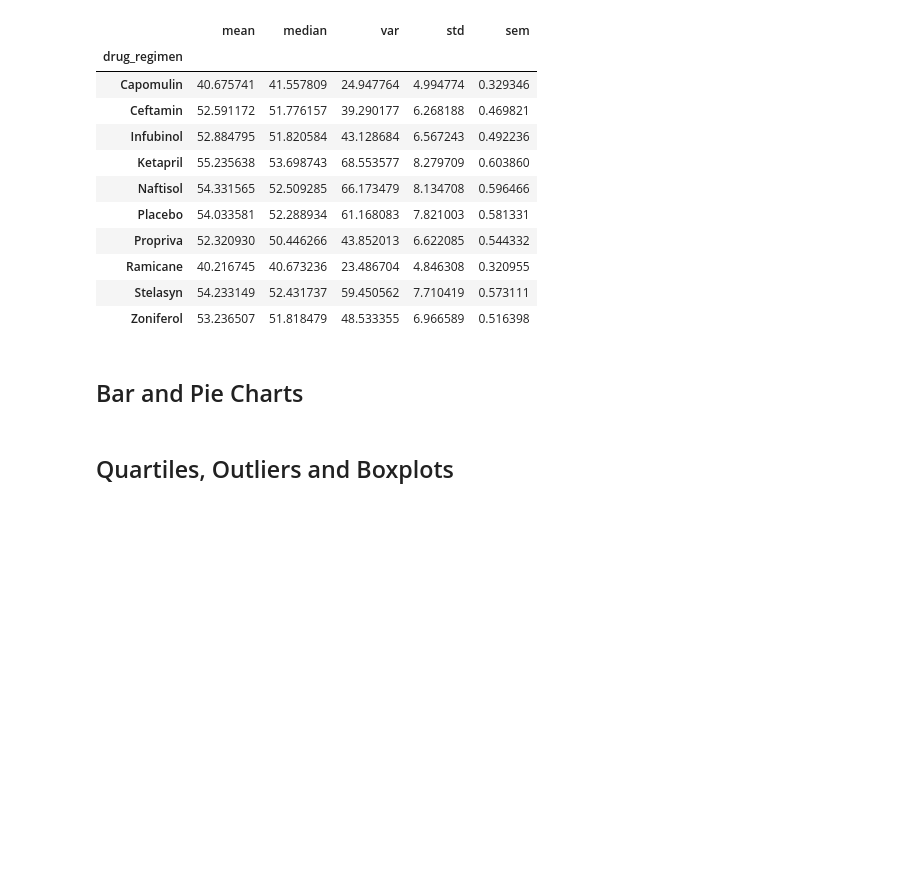
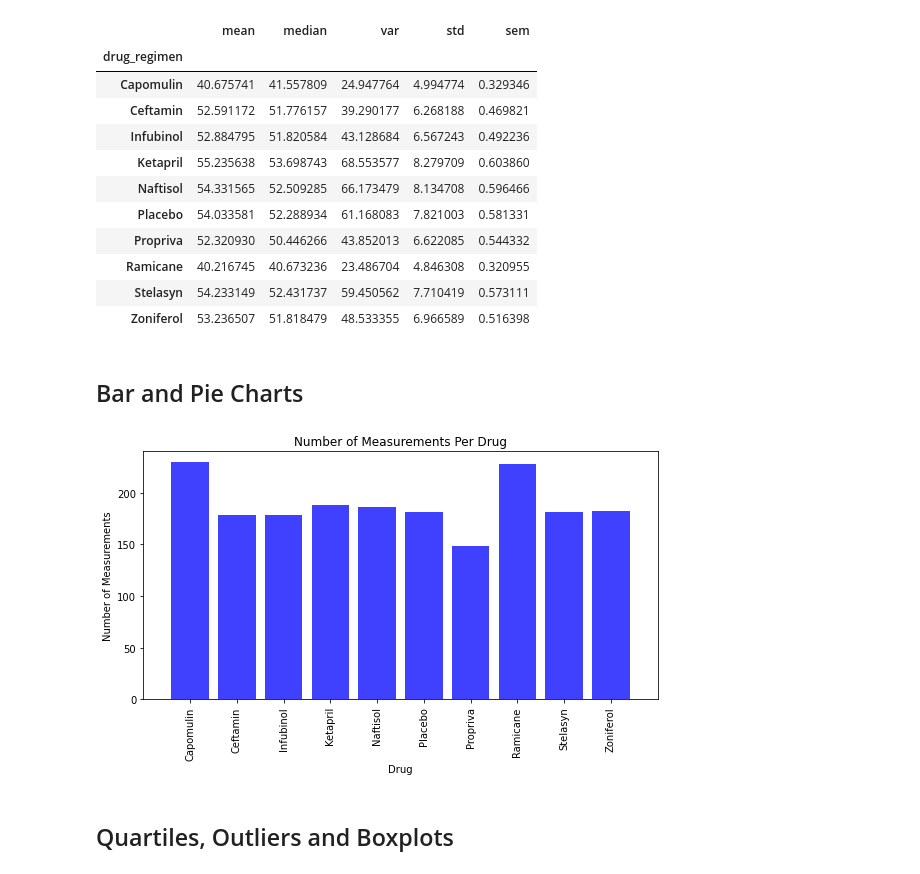
Before and after one commit to swdrich/matplotlib-challenge, a Jupyter notebook: Instructions/Pymaceuticals/pymaceuticals_starter.ipynb, the cells around one changed output. Saved outputs shown, nothing was run; the diff lists cells and outputs as text; code cells hidden in the pictures; blank space fills up the shorter version.

Commit message:
Created bar chart of number of measurements.

```diff
--- a/Instructions/Pymaceuticals/pymaceuticals_starter.ipynb
+++ b/Instructions/Pymaceuticals/pymaceuticals_starter.ipynb
@@ -184,3 +179,22 @@ summary_agg_df
+# %%
+# Generate a bar plot showing the total number of measurements taken on each drug regimen using pandas.
+measurements_df = pd.DataFrame(drug_groups["timepoint"].count().reset_index())
+x_axis =np.arange(len(measurements_df))
+tick_locations = [value for value in x_axis]
+timepts = list(measurements_df["timepoint"])
+#print(timepts)
+plt.figure(figsize=(8,5))
+plt.bar(x_axis, timepts, color='b', alpha=0.75, align="center")
+plt.xticks(tick_locations, measurements_df["drug_regimen"], rotation="vertical")
+plt.xlim(-1, len(x_axis))
+plt.ylim(0, max(measurements_df["timepoint"])+10)
+plt.title("Number of Measurements Per Drug")
+plt.xlabel("Drug")
+plt.ylabel("Number of Measurements")
+plt.tight_layout()
+plt.show()
+# %% [output]
+[figure, added]
 # %%
 # Generate a bar plot showing the total number of measurements taken on each drug regimen using pyplot.
 # %%
```
Also changed, not shown: parts of 2 cells of this notebook.
